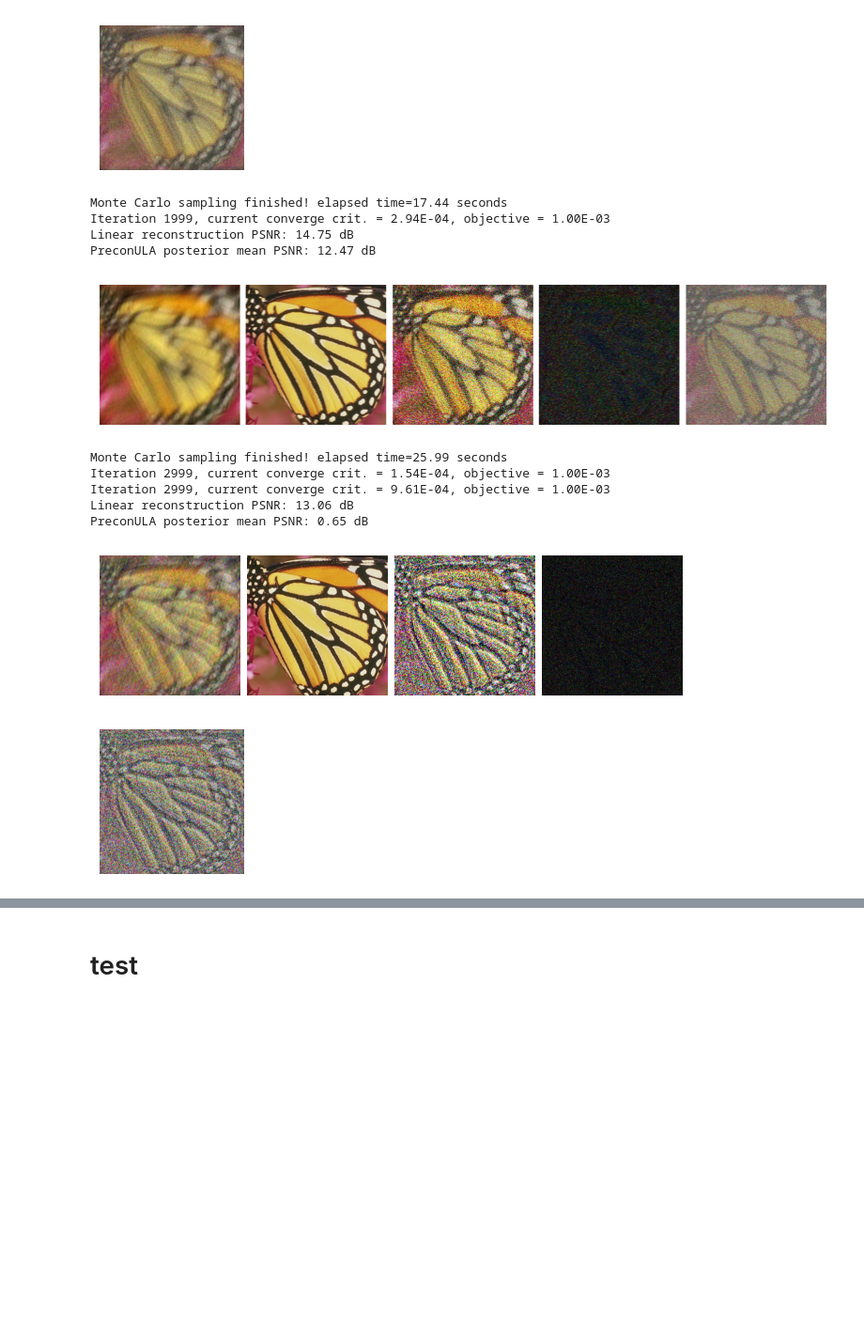
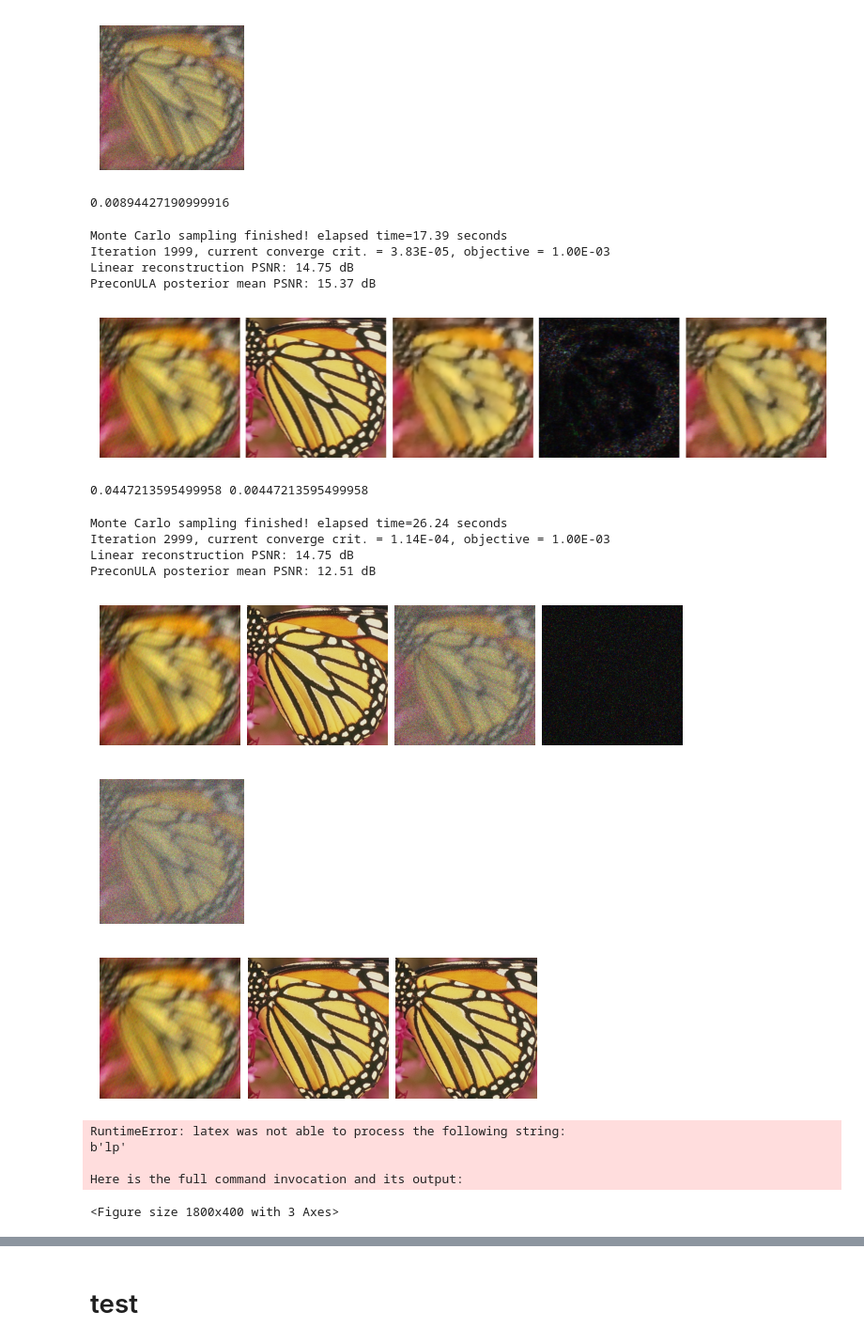
Before and after one commit to JaybeeH32/GenerativeModellingProject, a Jupyter notebook: PMC.ipynb, the cells around one changed output, grey strips where cells are left out. Shown at 94% size. Drawn from its saved outputs; the diff is of its cells as text; code cells hidden in the pictures; blank space fills up the shorter version.

Commit message:
experiment with BaseOptim

```diff
--- a/PMC.ipynb
+++ b/PMC.ipynb
@@ -43,10 +44,11 @@ plot(y)
 [figure]
 [figure]
 # %%
-gamma = 1.e-4
+gamma = 1e-5
 alpha = 1
 iterations = int(2e3) if torch.cuda.is_available() else 10
-sigma_denoiser = 0.1
+sigma_denoiser = np.sqrt(2 * gamma) * 2
+print(sigma_denoiser)
 
 
 pmc_pnp = PMCPnP(prior=prior,
@@ -55,6 +57,8 @@ pmc_pnp = PMCPnP(prior=prior,
                  gamma=gamma,
                  sigma=sigma_denoiser,
                  alpha=alpha,)
+# %% [output]
+0.00894427190999916
 # %%
 
 pula_mean, pula_var = pmc_pnp(y, physics)
@@ -75,23 +79,24 @@ example_sample = pula_mean + torch.randn_like(pula_mean) * torch.sqrt(pula_var)
 imgs = [x_lin, x, pula_mean, pula_var, example_sample]
 plot(imgs)
 # %% [output]
-Monte Carlo sampling finished! elapsed time=17.44 seconds
-Iteration 1999, current converge crit. = 2.94E-04, objective = 1.00E-03
+Monte Carlo sampling finished! elapsed time=17.39 seconds
+Iteration 1999, current converge crit. = 3.83E-05, objective = 1.00E-03
 Linear reconstruction PSNR: 14.75 dB
-PreconULA posterior mean PSNR: 12.47 dB
+PreconULA posterior mean PSNR: 15.37 dB
-[figure, old version]
+[figure, new version]
 # %%
 iterations = int(3e3) if torch.cuda.is_available() else 10
-gamma = 0.0001
+gamma = 0.000_01
 
 xsi = 0.99
 
-base_sigma = 368 / 255
-min_sigma = 0.1
+base_sigma = np.sqrt(2 * gamma) * 10
+min_sigma = np.sqrt(2 * gamma)
+print(base_sigma, min_sigma)
 base_alpha = 1 / (min_sigma**2)
 min_alpha = 1
 sigmas = torch.Tensor([max(base_sigma * (xsi**i) , min_sigma) for i in range(iterations)])
-alphas = torch.Tensor([max(base_alpha * (elem**2), min_alpha) for elem in sigmas])
+alphas = torch.Tensor([max(base_alpha * (elem**2), min_alpha) for elem in sigmas]) / 255
 
 
 pmc_pnp = PMCPnPAnnealing(prior=prior,
@@ -100,6 +105,8 @@ pmc_pnp = PMCPnPAnnealing(prior=prior,
                  gamma=gamma,
                  sigmas=sigmas,
                  alphas=alphas,)
+# %% [output]
+0.0447213595499958 0.00447213595499958
 # %%
 
 pula_mean, pula_var = pmc_pnp(y, physics)
@@ -120,10 +127,45 @@ example_sample = pula_mean + torch.randn_like(pula_mean) * torch.sqrt(pula_var)
 
 plot(example_sample)
 # %% [output]
-Monte Carlo sampling finished! elapsed time=25.99 seconds
-Iteration 2999, current converge crit. = 1.54E-04, objective = 1.00E-03
-Iteration 2999, current converge crit. = 9.61E-04, objective = 1.00E-03
-Linear reconstruction PSNR: 13.06 dB
-PreconULA posterior mean PSNR: 0.65 dB
+Monte Carlo sampling finished! elapsed time=26.24 seconds
+Iteration 2999, current converge crit. = 1.14E-04, objective = 1.00E-03
+Linear reconstruction PSNR: 14.75 dB
+PreconULA posterior mean PSNR: 12.51 dB
-[figure, old version]
+[figure, new version]
-[figure, old version]
+[figure, new version]
+# %%
+iterator = PMCPnPIterator(gamma=gamma, sigma=sigma_denoiser, alpha=alpha)
+
+class PMCOptim(dinv.optim.OptimIterator):
+    def __init__(self, iterator):
+        super().__init__()
+        self.iterator = iterator
+        self.has_cost = True
+        self.g_first = False
+
+    def forward(self, X, cur_data_fidelity, cur_prior, cur_params, y, physics):
+        x, z = X['est']
+        x_est = self.iterator(x, y, physics, cur_data_fidelity, cur_prior)
+        cost = cur_data_fidelity(x_est, y, physics)
+        score = cur_prior(x_est, sigma_denoiser)
+        return {'est': (x, 0), 'cost': cost}
+
+model = dinv.optim.optim_builder(
+    iteration=PMCOptim(iterator),
+    prior=prior,
+    data_fidelity=likelihood,
+    max_iter=5e3,
+    verbose=True,
+)
+
+x_model, metrics = model(y, physics, x_gt=x_true, compute_metrics=True)
+
+dinv.utils.plotting.plot([x_model, x, x_true])
+#dinv.utils.plotting.plot_curves(metrics)
+# %% [output]
+[figure, added]
+RuntimeError: latex was not able to process the following string:
+b'lp'
+
+Here is the full command invocation and its output:
+<Figure size 1800x400 with 3 Axes>
```
Also changed, not shown: parts of 2 cells of this notebook, 1 other file.
